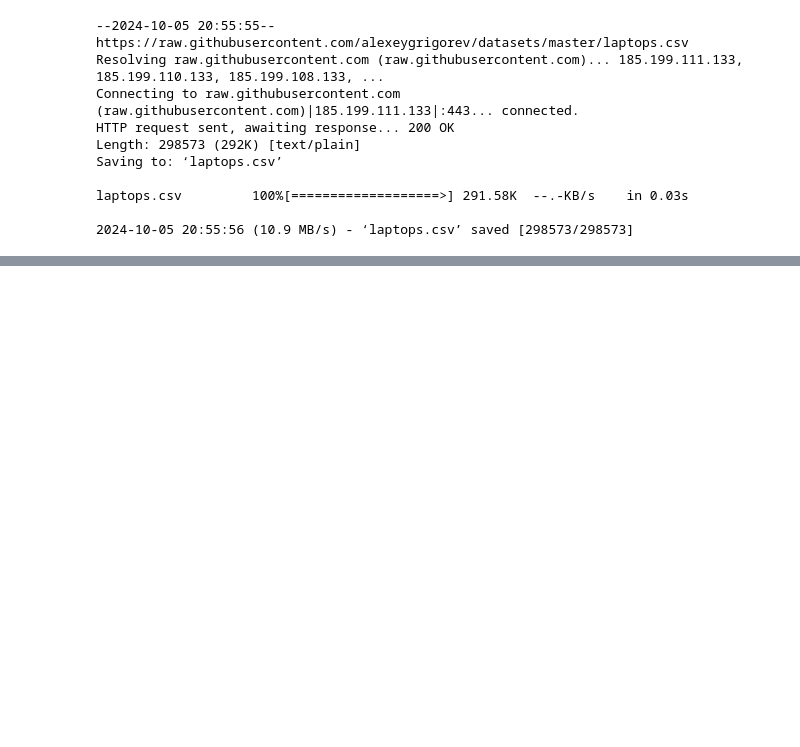
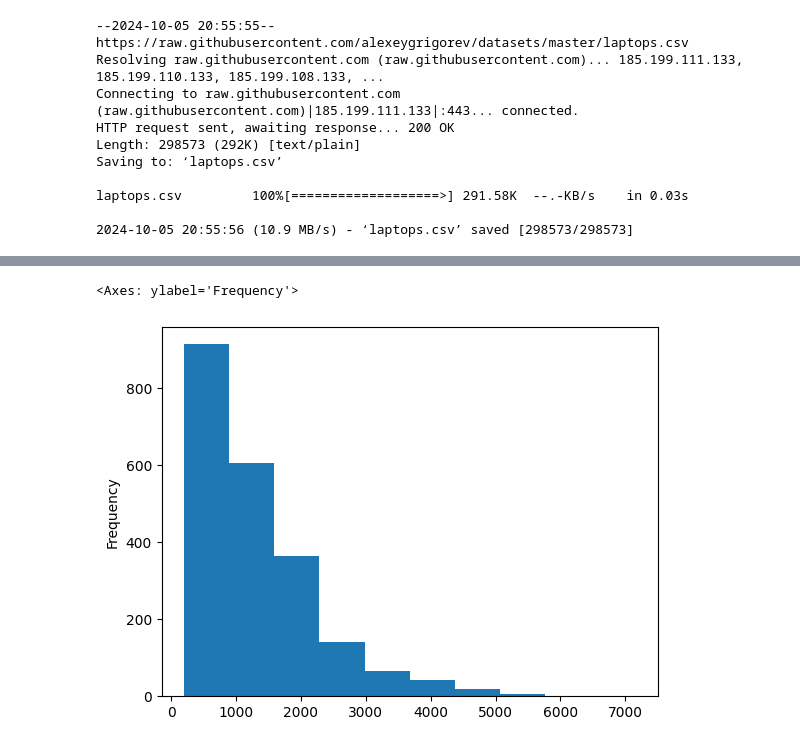
Before and after one commit to Timoyaj/DatatalkClub_ML_tasks, a Jupyter notebook: Assigment_2_regression.ipynb, the cells around one changed output, grey strips where cells are left out. Saved outputs shown, nothing was run; the diff lists cells and outputs as text; code cells hidden in the pictures; blank space fills up the shorter version.

```diff
--- a/Assigment_2_regression.ipynb
+++ b/Assigment_2_regression.ipynb
@@ -28,3 +32,8 @@ df.head()
 | 4 | HP 15S-FQ5085NS Intel Core i5-123... | New | HP | 15S | Intel Core i5 | 16 | 512 | SSD | NaN | 15.6 | ... |
 # %%
 df.columns = df.columns.str.lower().str.replace(' ', '_')
+# %%
+df=df[['ram',
+'storage',
+'screen',
+'final_price']]
@@ -30,0 +55,5 @@ df.columns = df.columns.str.lower().str.replace(' ', '_')
+# %%
+df.final_price.plot.hist()
+# %% [output]
+<Axes: ylabel='Frequency'>
+[figure, added]
```
Also changed, not shown: parts of 13 cells of this notebook.
